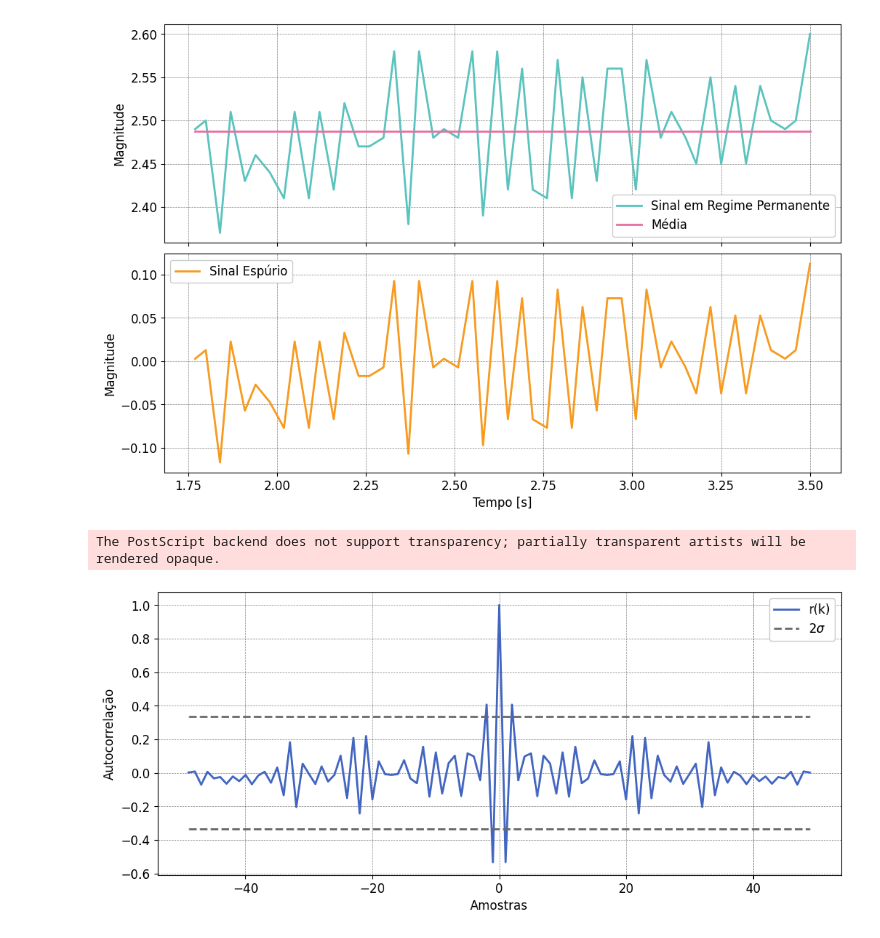
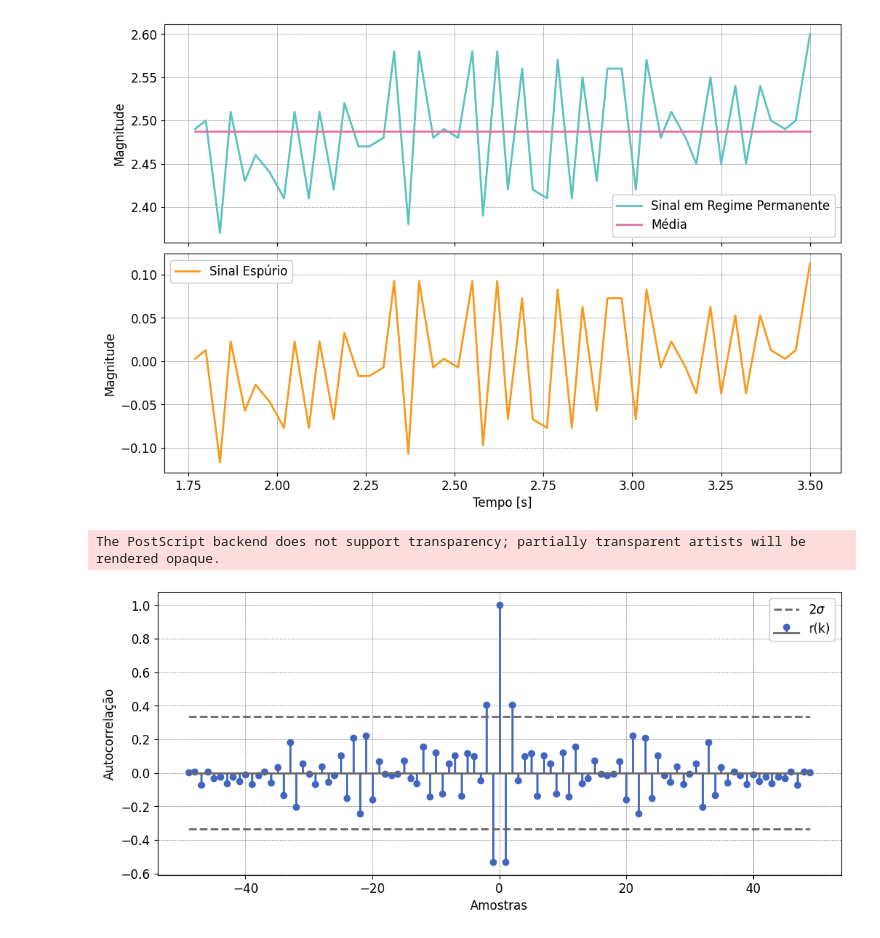
Before and after one commit to ErickNMA/Inst._Ind., a Jupyter notebook: Atividade_3/analise_sinal3.ipynb, the cells around one changed output. Saved outputs shown, nothing was run; the diff lists cells and outputs as text; code cells hidden in the pictures.

```diff
--- a/Atividade_3/analise_sinal3.ipynb
+++ b/Atividade_3/analise_sinal3.ipynb
@@ -61,19 +61,19 @@ The PostScript backend does not support transparency; partially transparent arti
 # %%
 autcorr = signal.correlate(sig_noise, sig_noise)
 autcorr /= np.max(autcorr)
 sr = np.std(autcorr)
 lags = signal.correlation_lags(sig_noise.size, sig_noise.size, mode="full")
 
 #Resultado da correlação:
 plt.rcParams['figure.figsize'] = (12, 5)
 plt.figure(3)
-plt.plot(lags, autcorr, color='C0', label='r(k)')
+plt.stem(lags, autcorr, label='r(k)')
 plt.plot(lags,(-1.96*sr)*np.ones(len(lags)), linestyle='dashed', color='C3', label='$2\sigma$')
 plt.plot(lags,(+1.96*sr)*np.ones(len(lags)), linestyle='dashed', color='C3')
 plt.ylabel('Autocorrelação')
 plt.xlabel('Amostras')
 plt.legend()
 plt.savefig('curves/c3.eps', dpi=600, transparent=True, bbox_inches='tight')
 # %% [output]
 The PostScript backend does not support transparency; partially transparent artists will be rendered opaque.
-[figure, old version]
+[figure, new version]
```
Also changed, not shown: 15 other files.
